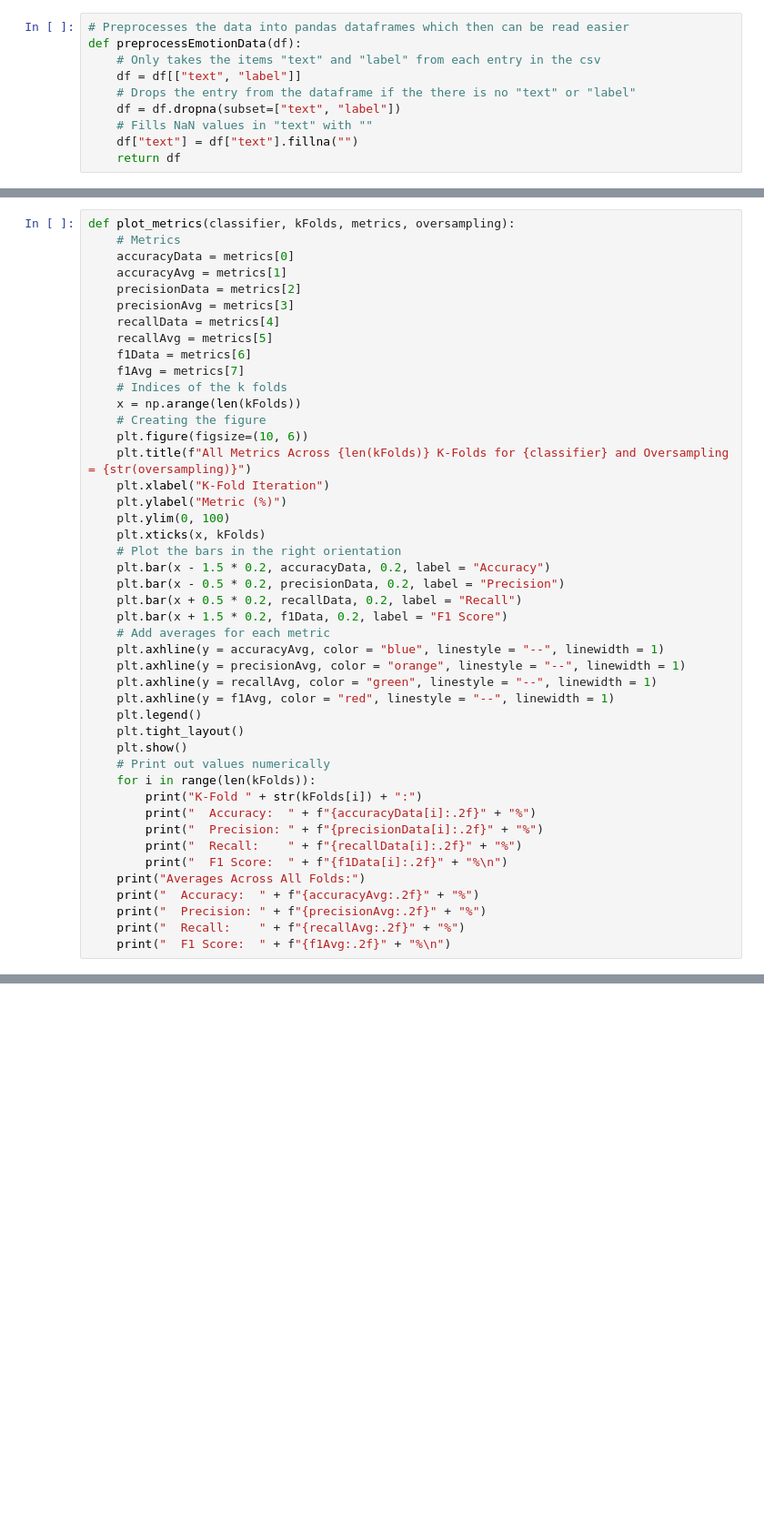
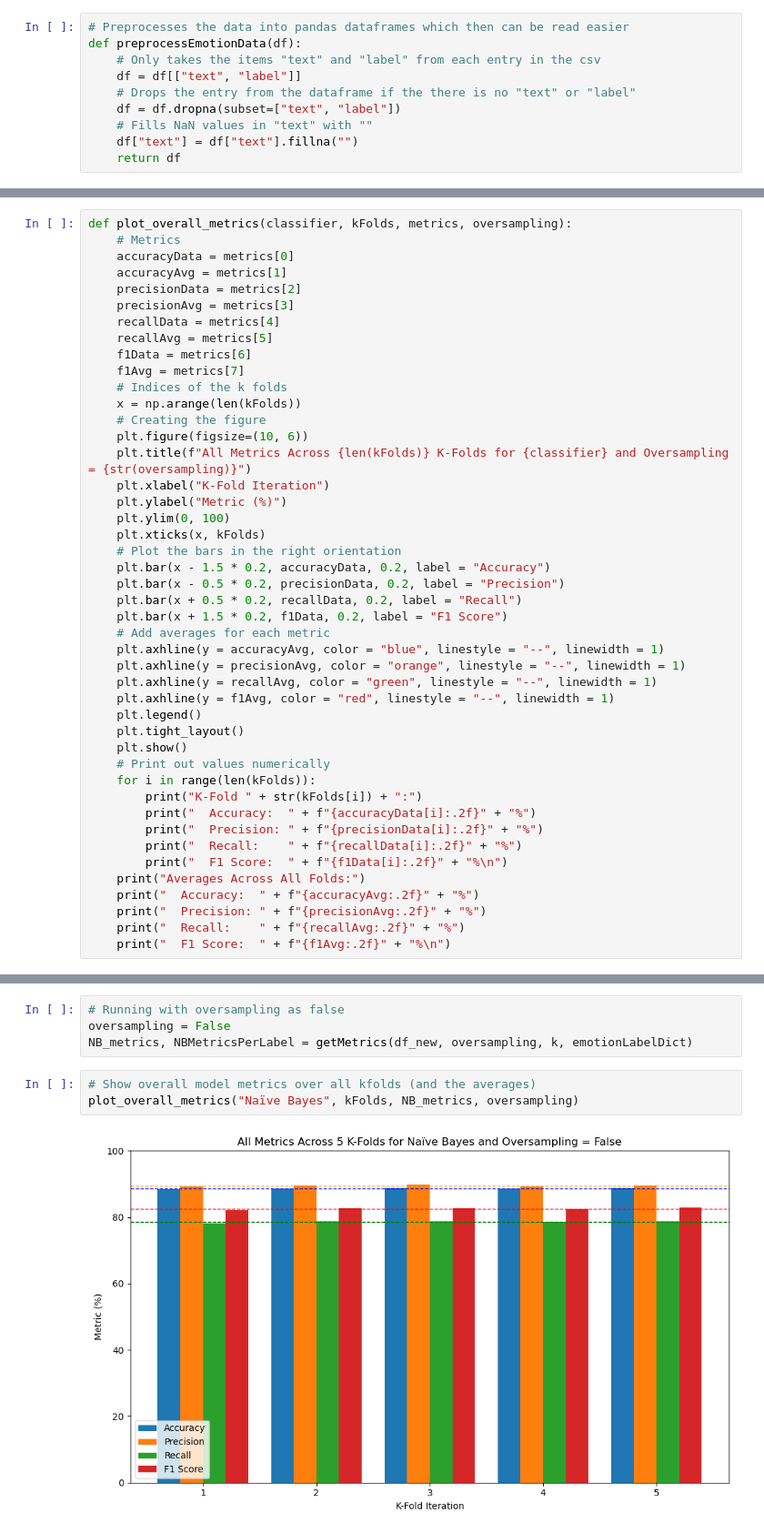
Before and after one commit to alex-litchfield/Social_Computing_CSCI-4967, a Jupyter notebook: hw3/hw3.ipynb, the cells around one changed output, grey strips where cells are left out. Shown at 91% size. Drawn from its saved outputs; the diff is of its cells as text; blank space fills up the shorter version.

```diff
--- a/hw3/hw3.ipynb
+++ b/hw3/hw3.ipynb
@@ -64,5 +108,5 @@ def getMetrics(df, oversampling, k):
 # %%
-def plot_metrics(classifier, kFolds, metrics, oversampling):
+def plot_overall_metrics(classifier, kFolds, metrics, oversampling):
     # Metrics
     accuracyData = metrics[0]
     accuracyAvg = metrics[1]
@@ -175,0 +215,9 @@ F1 Score: 82.54%
+# %%
+# Running with oversampling as false
+oversampling = False
+NB_metrics, NBMetricsPerLabel = getMetrics(df_new, oversampling, k, emotionLabelDict)
+# %%
+# Show overall model metrics over all kfolds (and the averages)
+plot_overall_metrics("Naïve Bayes", kFolds, NB_metrics, oversampling)
+# %% [output]
+[figure, added]
```
Also changed, not shown: parts of 12 cells of this notebook, 2 other files.
